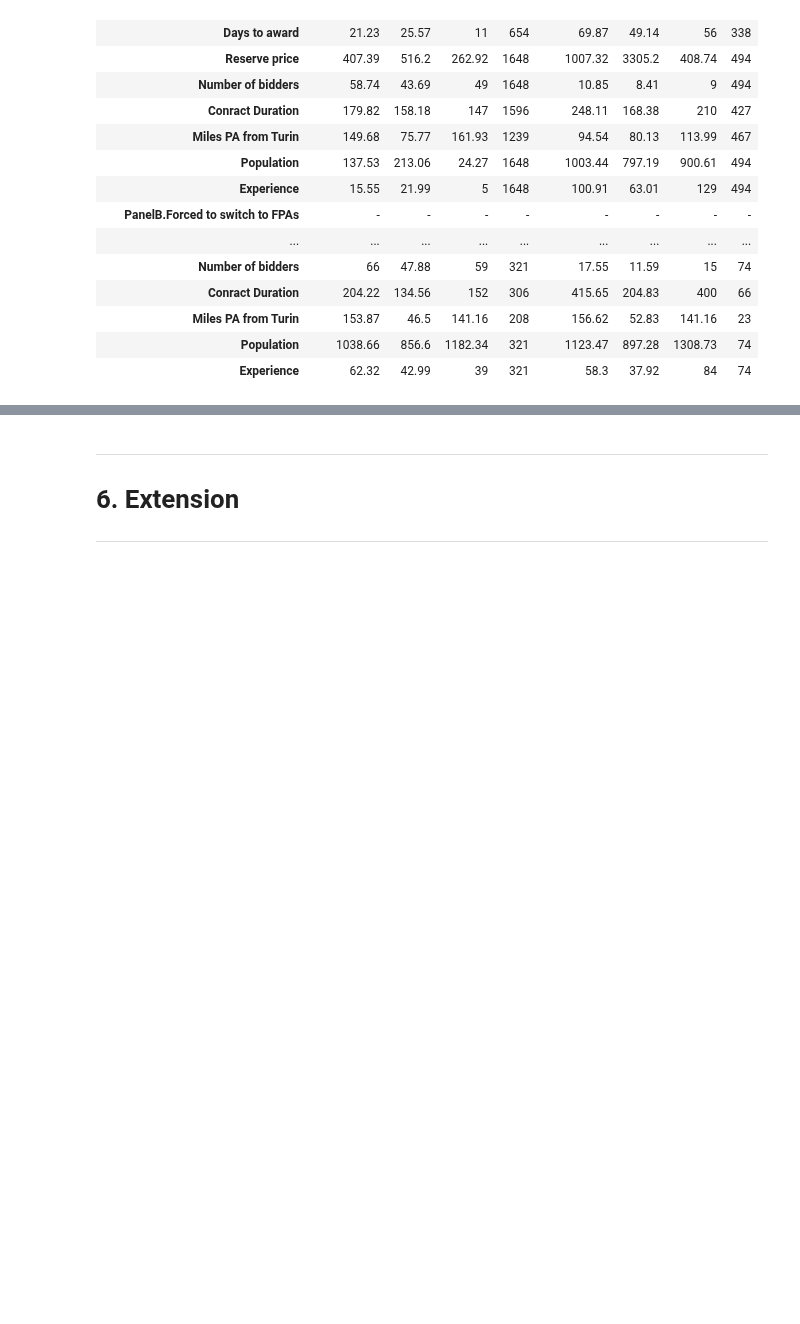
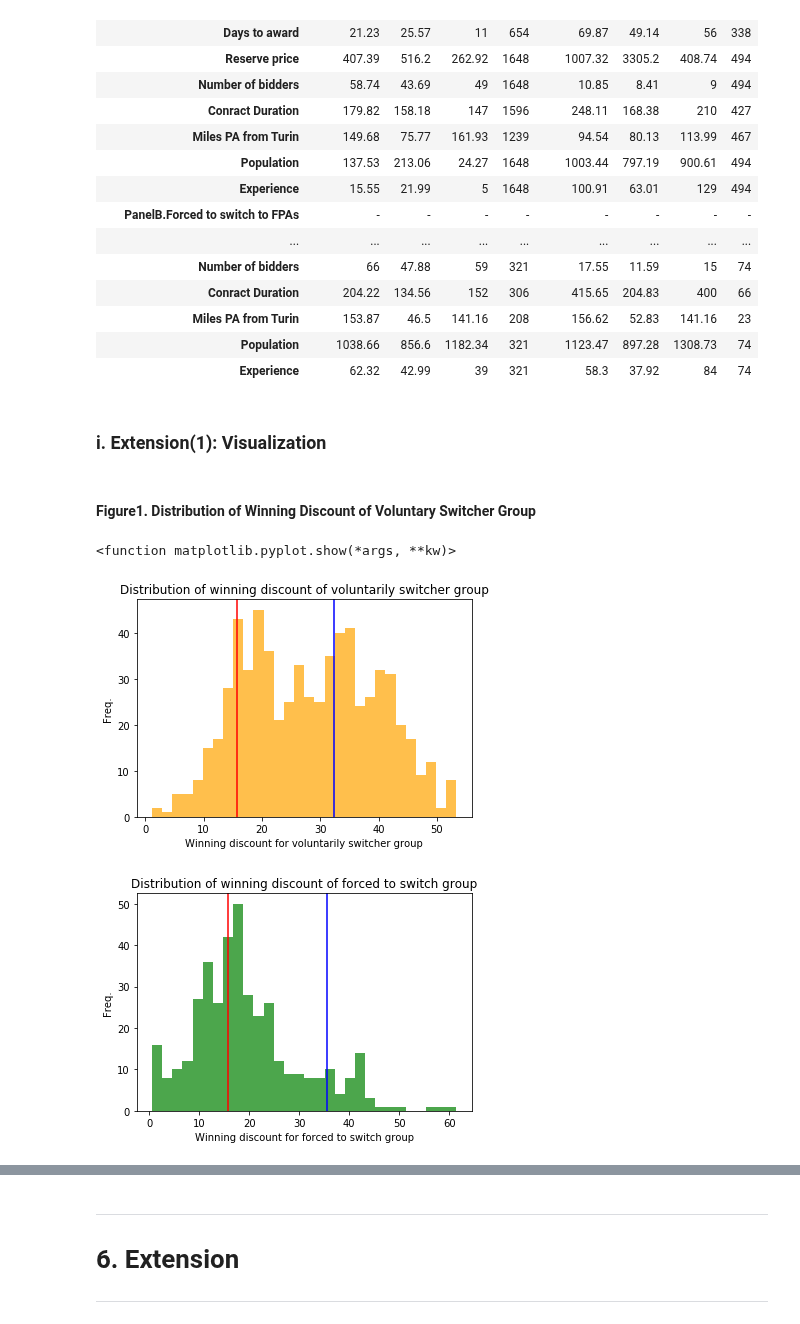
Before and after one commit to huiren-j/Replication-of-Decarolis-2014-, a Jupyter notebook: Untitled.ipynb, the cells around one changed output, grey strips where cells are left out. Drawn from its saved outputs; the diff is of its cells as text; code cells hidden in the pictures; blank space fills up the shorter version.

```diff
--- a/Untitled.ipynb
+++ b/Untitled.ipynb
@@ -363,3 +357,17 @@ table7(describe_a, describe_b)
 | Miles PA from Turin | 153.87 | 46.5 | 141.16 | 208 | 156.62 | 52.83 | 141.16 | 23 |
 | Population | 1038.66 | 856.6 | 1182.34 | 321 | 1123.47 | 897.28 | 1308.73 | 74 |
 | Experience | 62.32 | 42.99 | 39 | 321 | 58.3 | 37.92 | 84 | 74 |
+# %% [markdown]
+### i. Extension(1): Visualization
+# %% [markdown]
+#### Figure1. Distribution of Winning Discount of Voluntary Switcher Group
+# %%
+tab7 = table7(describe_a, describe_b)
+tab7 = tab7.drop('PanelA: Voluntary swtiching to FPAs')
+tab7 = tab7.drop('PanelB.Forced to switch to FPAs')
+# %%
+plot_discount_IE(data2,tab7)
+# %% [output]
+<function matplotlib.pyplot.show(*args, **kw)>
+[figure, added]
+[figure, added]
```
Also changed, not shown: parts of 28 cells of this notebook, 4 other files.
